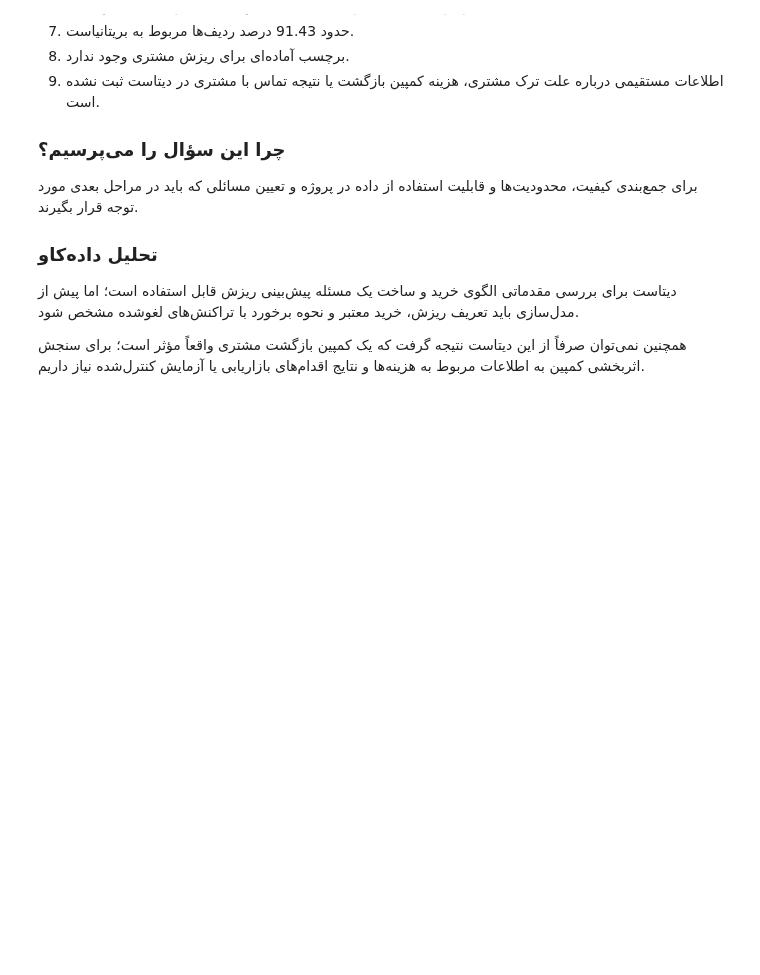
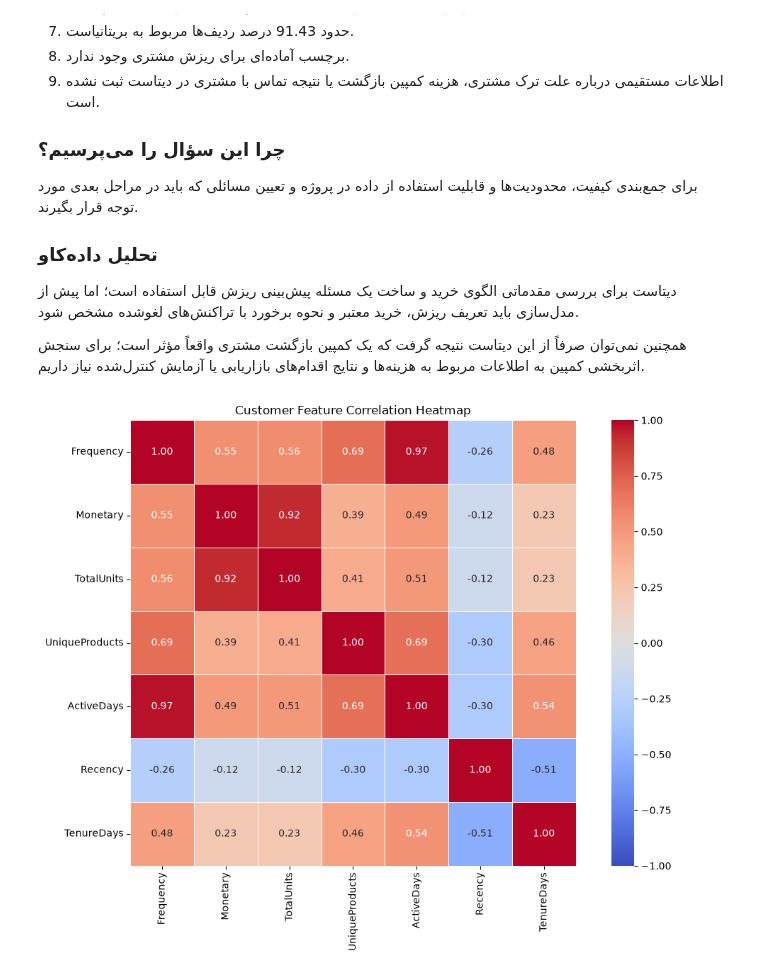
Before and after one commit to YaldaAhmadian/Online-Shop, a Jupyter notebook: 001.DataUnderestanding/DataUnderestanding.ipynb, the cells around one changed output. Saved outputs shown, nothing was run; the diff lists cells and outputs as text; code cells hidden in the pictures; blank space fills up the shorter version.

```diff
--- a/001.DataUnderestanding/DataUnderestanding.ipynb
+++ b/001.DataUnderestanding/DataUnderestanding.ipynb
@@ -869,3 +869,98 @@ A feasible reference-date window exists.
 دیتاست برای بررسی مقدماتی الگوی خرید و ساخت یک مسئله پیش‌بینی ریزش قابل استفاده است؛ اما پیش از مدل‌سازی باید تعریف ریزش، خرید معتبر و نحوه برخورد با تراکنش‌های لغوشده مشخص شود.
 
 همچنین نمی‌توان صرفاً از این دیتاست نتیجه گرفت که یک کمپین بازگشت مشتری واقعاً مؤثر است؛ برای سنجش اثربخشی کمپین به اطلاعات مربوط به هزینه‌ها و نتایج اقدام‌های بازاریابی یا آزمایش کنترل‌شده نیاز داریم.
+# %%
+import pandas as pd
+import numpy as np
+import matplotlib.pyplot as plt
+import seaborn as sns
+
+
+df_corr = df.copy()
+
+df_corr["InvoiceDate"] = pd.to_datetime(
+    df_corr["InvoiceDate"],
+    format="%m/%d/%y %H:%M",
+    errors="coerce"
+)
+
+df_corr["Quantity"] = pd.to_numeric(
+    df_corr["Quantity"], errors="coerce"
+)
+df_corr["UnitPrice"] = pd.to_numeric(
+    df_corr["UnitPrice"], errors="coerce"
+)
+
+cancelled = df_corr["InvoiceNo"].astype("string").str.startswith(
+    "C", na=False
+)
+
+valid = (
+    (~cancelled)
+    & (df_corr["Quantity"] > 0)
+    & (df_corr["UnitPrice"] > 0)
+    & df_corr["InvoiceDate"].notna()
+    & df_corr["CustomerID"].notna()
+)
+
+sales = df_corr.loc[valid].copy()
+
+# مبلغ هر ردیف خرید
+sales["LineTotal"] = sales["Quantity"] * sales["UnitPrice"]
+
+# ساخت ویژگی‌ها در سطح مشتری
+customer_features = sales.groupby("CustomerID").agg(
+    Frequency=("InvoiceNo", "nunique"),
+    Monetary=("LineTotal", "sum"),
+    TotalUnits=("Quantity", "sum"),
+    UniqueProducts=("StockCode", "nunique"),
+    ActiveDays=("InvoiceDate", lambda x: x.dt.date.nunique()),
+    FirstPurchase=("InvoiceDate", "min"),
+    LastPurchase=("InvoiceDate", "max")
+)
+
+# تاریخ مرجع برای محاسبه فاصله از آخرین خرید
+reference_date = sales["InvoiceDate"].max() + pd.Timedelta(days=1)
+
+customer_features["Recency"] = (
+    reference_date - customer_features["LastPurchase"]
+).dt.days
+
+customer_features["TenureDays"] = (
+    customer_features["LastPurchase"]
+    - customer_features["FirstPurchase"]
+).dt.days
+
+# انتخاب ویژگی‌های عددی معنادار؛ شناسه‌ها و تاریخ‌ها حذف می‌شوند
+features = [
+    "Frequency",
+    "Monetary",
+    "TotalUnits",
+    "UniqueProducts",
+    "ActiveDays",
+    "Recency",
+    "TenureDays"
+]
+
+corr = customer_features[features].corr(method="pearson")
+
+# رسم هیت‌مپ
+plt.figure(figsize=(11, 8))
+
+sns.heatmap(
+    corr,
+    annot=True,
+    fmt=".2f",
+    cmap="coolwarm",
+    vmin=-1,
+    vmax=1,
+    center=0,
+    square=True,
+    linewidths=0.5
+)
+
+plt.title("Customer Feature Correlation Heatmap")
+plt.tight_layout()
+plt.show()
+# %% [output]
+[figure, added]
```
Also changed, not shown: parts of 1 cell of this notebook, 2 other files.
